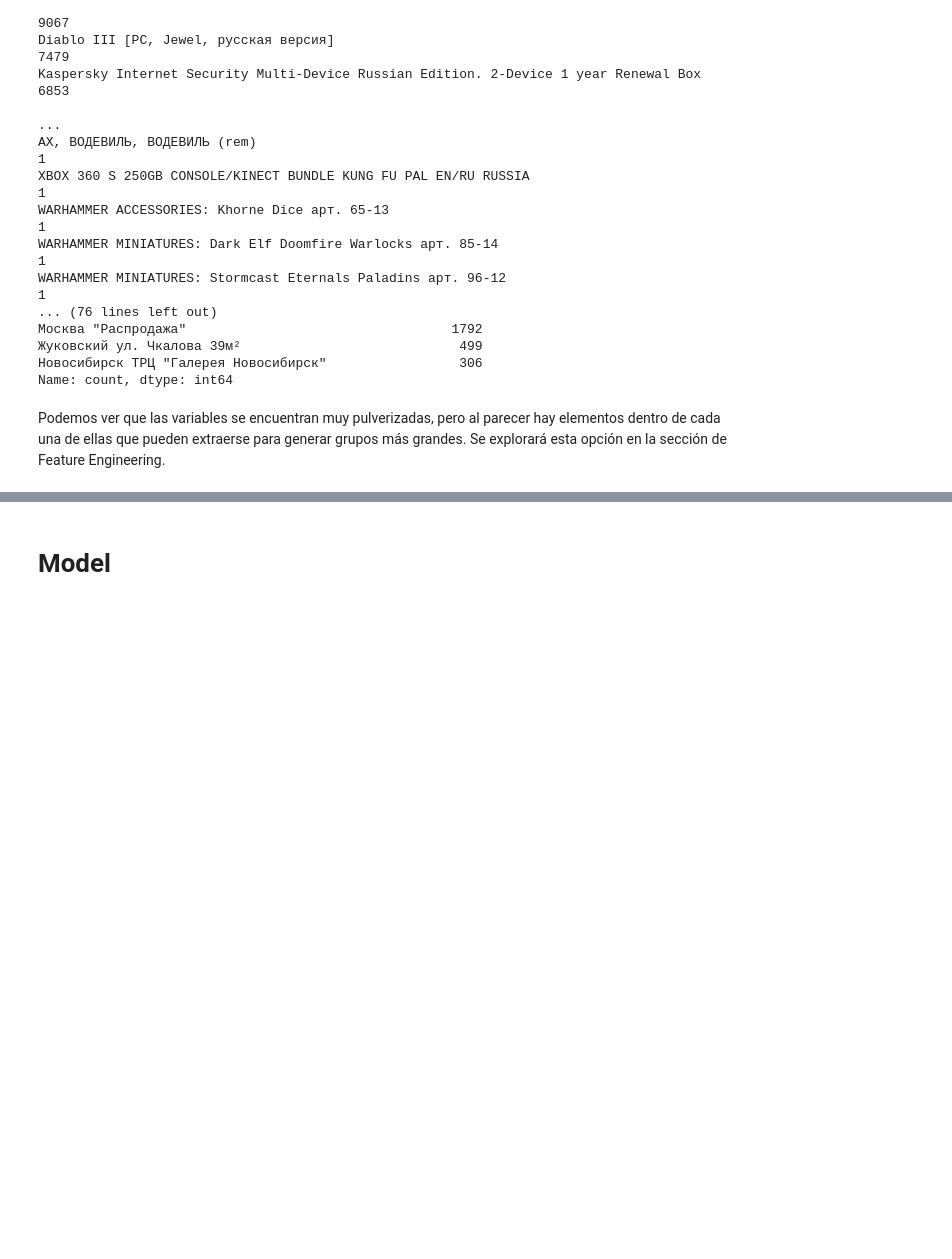
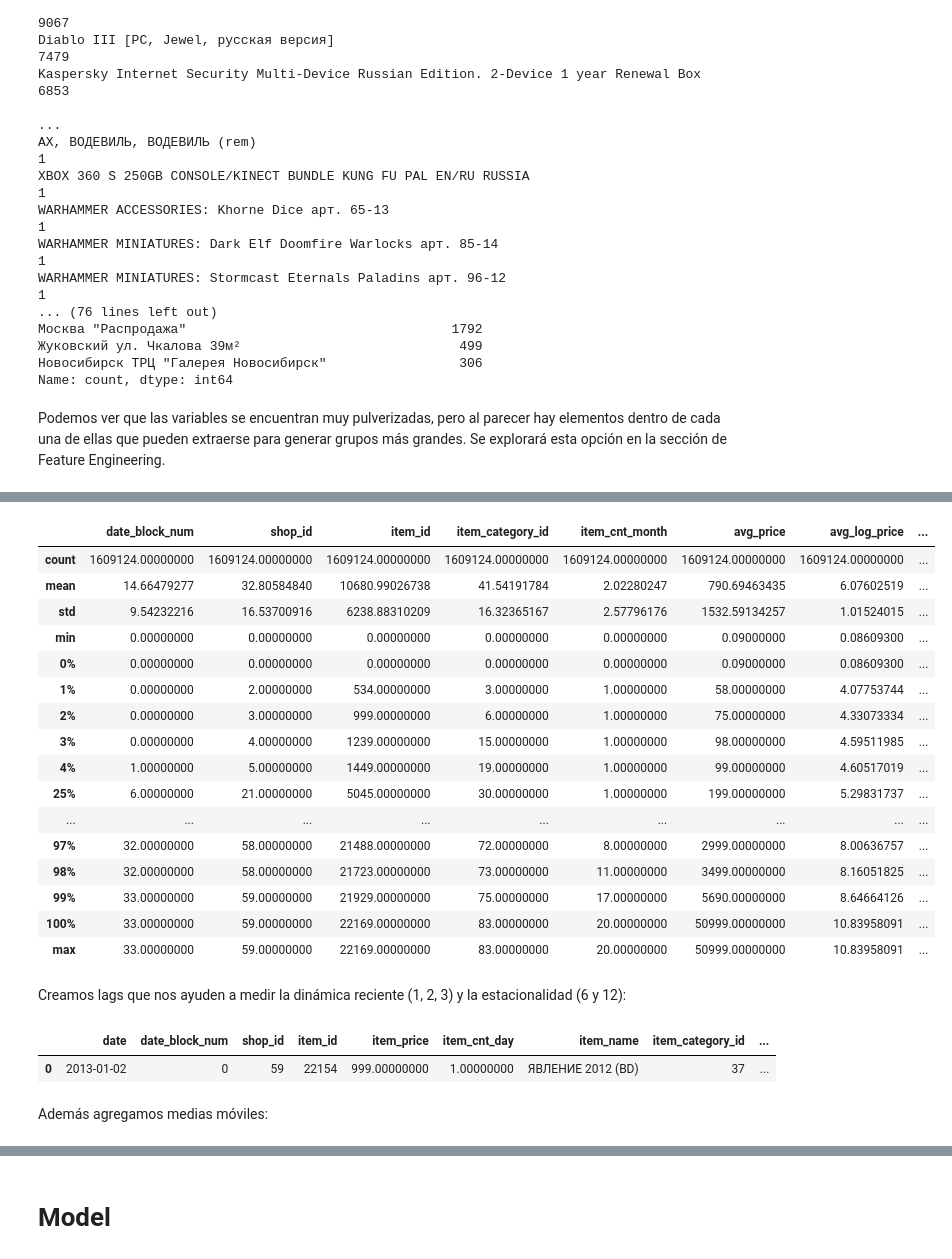
Before and after one commit to karlanalytik/demand-forecasting-model, a Jupyter notebook: forecast_predict_model.ipynb, the cells around one changed output, grey strips where cells are left out. Drawn from its saved outputs; the diff is of its cells as text; code cells hidden in the pictures; blank space fills up the shorter version.

```diff
--- a/forecast_predict_model.ipynb
+++ b/forecast_predict_model.ipynb
@@ -564,6 +657,3 @@ WARHAMMER MINIATURES: Stormcast Eternals Paladins арт. 96-12
 Name: count, dtype: int64
 # %% [markdown]
 Podemos ver que las variables se encuentran muy pulverizadas, pero al parecer hay elementos dentro de cada una de ellas que pueden extraerse para generar grupos más grandes. Se explorará esta opción en la sección de Feature Engineering.
-# %%
-data = data.set_index('date').sort_index()
-data
@@ -619,0 +666,23 @@ data[data['item_cnt_day'] > 600]
+# %%
+data = data.copy()
+data['month'] = data['date'].dt.to_period('M')
+data['price_log'] = np.log1p(data['item_price'])
+
+monthly = (
+    data
+    .groupby([
+        'month', 'date_block_num', 'shop_id', 'item_id', 'item_category_id'
+        ], as_index = False)
+    .agg(
+        item_cnt_month = ('item_cnt_day', 'sum'),
+        avg_price = ('item_price', 'mean'),
+        avg_log_price = ('price_log', 'mean')
+    )
+)
+
+monthly['item_cnt_month'] = monthly['item_cnt_month'].clip(0, 20)
+
+monthly = monthly.sort_values(['shop_id', 'item_id', 'month']).reset_index(drop = True)
+monthly['month_num'] = monthly['month'].dt.month
+monthly['year'] = monthly['month'].dt.year
+monthly['is_q4'] = monthly["month_num"].isin([10, 11, 12]).astype(int)
@@ -619,0 +691,22 @@ data[data['item_cnt_day'] > 600]
+# %%
+monthly.describe([x/100 for x in range(0, 5)] + [x/4 for x in range(1, 4)] + [x/100 for x in range(95, 101)])
+# %% [output]
+|  | date_block_num | shop_id | item_id | item_category_id | item_cnt_month | avg_price | avg_log_price | ... |
+| count | 1609124.00000000 | 1609124.00000000 | 1609124.00000000 | 1609124.00000000 | 1609124.00000000 | 1609124.00000000 | 1609124.00000000 | ... |
+| mean | 14.66479277 | 32.80584840 | 10680.99026738 | 41.54191784 | 2.02280247 | 790.69463435 | 6.07602519 | ... |
+| std | 9.54232216 | 16.53700916 | 6238.88310209 | 16.32365167 | 2.57796176 | 1532.59134257 | 1.01524015 | ... |
+| min | 0.00000000 | 0.00000000 | 0.00000000 | 0.00000000 | 0.00000000 | 0.09000000 | 0.08609300 | ... |
+| 0% | 0.00000000 | 0.00000000 | 0.00000000 | 0.00000000 | 0.00000000 | 0.09000000 | 0.08609300 | ... |
+| 1% | 0.00000000 | 2.00000000 | 534.00000000 | 3.00000000 | 1.00000000 | 58.00000000 | 4.07753744 | ... |
+| 2% | 0.00000000 | 3.00000000 | 999.00000000 | 6.00000000 | 1.00000000 | 75.00000000 | 4.33073334 | ... |
+| 3% | 0.00000000 | 4.00000000 | 1239.00000000 | 15.00000000 | 1.00000000 | 98.00000000 | 4.59511985 | ... |
+| 4% | 1.00000000 | 5.00000000 | 1449.00000000 | 19.00000000 | 1.00000000 | 99.00000000 | 4.60517019 | ... |
+| 25% | 6.00000000 | 21.00000000 | 5045.00000000 | 30.00000000 | 1.00000000 | 199.00000000 | 5.29831737 | ... |
+| ... | ... | ... | ... | ... | ... | ... | ... | ... |
+| 97% | 32.00000000 | 58.00000000 | 21488.00000000 | 72.00000000 | 8.00000000 | 2999.00000000 | 8.00636757 | ... |
+| 98% | 32.00000000 | 58.00000000 | 21723.00000000 | 73.00000000 | 11.00000000 | 3499.00000000 | 8.16051825 | ... |
+| 99% | 33.00000000 | 59.00000000 | 21929.00000000 | 75.00000000 | 17.00000000 | 5690.00000000 | 8.64664126 | ... |
+| 100% | 33.00000000 | 59.00000000 | 22169.00000000 | 83.00000000 | 20.00000000 | 50999.00000000 | 10.83958091 | ... |
+| max | 33.00000000 | 59.00000000 | 22169.00000000 | 83.00000000 | 20.00000000 | 50999.00000000 | 10.83958091 | ... |
+# %% [markdown]
+Creamos lags que nos ayuden a medir la dinámica reciente (1, 2, 3) y la estacionalidad (6 y 12):
@@ -619,0 +722,7 @@ data[data['item_cnt_day'] > 600]
+# %%
+data[(data['date_block_num'] == 0) & (data['shop_id'] == 59) & (data['item_id'] == 22154)]
+# %% [output]
+|  | date | date_block_num | shop_id | item_id | item_price | item_cnt_day | item_name | item_category_id | ... |
+| 0 | 2013-01-02 | 0 | 59 | 22154 | 999.00000000 | 1.00000000 | ЯВЛЕНИЕ 2012 (BD) | 37 | ... |
+# %% [markdown]
+Además agregamos medias móviles:
```
Also changed, not shown: parts of 111 cells of this notebook, 8 other files.
